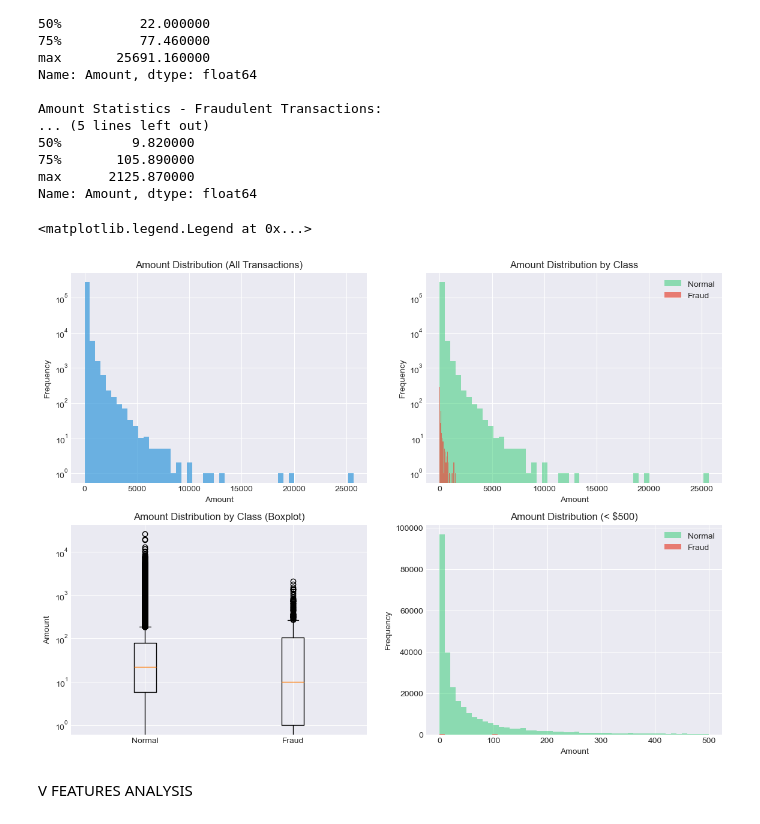
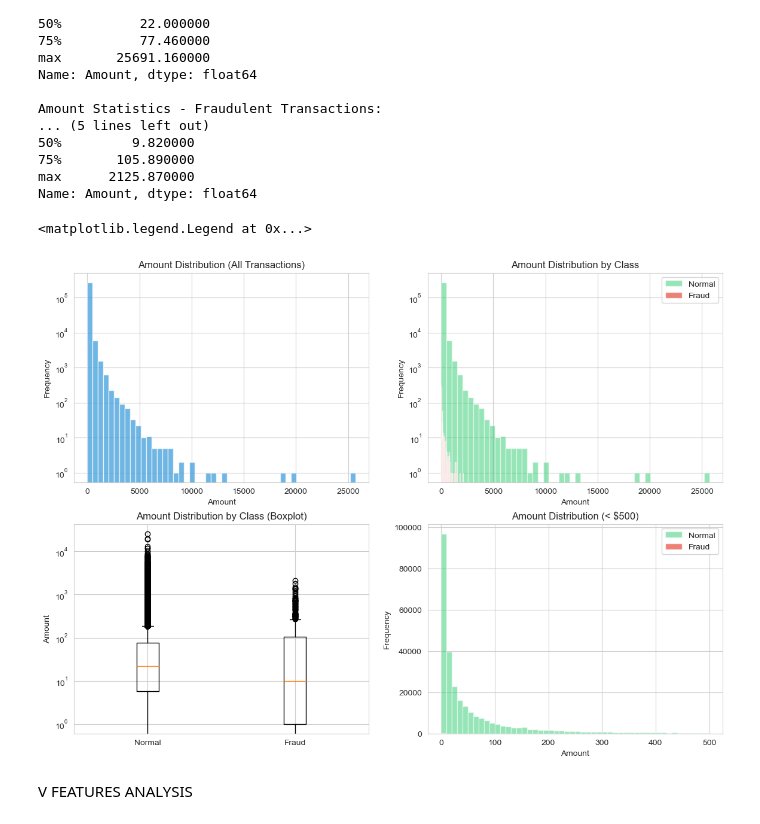
Before and after one commit to mwendemichelle4-dev/Credit-Card-Fraud-Detection-Analysis, a Jupyter notebook: Notebook.ipynb, the cells around one changed output. Cells and saved outputs as stored; diff of their text form; code cells hidden in the pictures.

```diff
--- a/Notebook.ipynb
+++ b/Notebook.ipynb
@@ -116,9 +116,6 @@ import numpy as np
 import matplotlib.pyplot as plt
 import seaborn as sns
 import warnings
-
-# Datetime
-import datetime
 
 # Preprocessing and model selection
 from sklearn.model_selection import train_test_split, StratifiedKFold, cross_val_score, RandomizedSearchCV
@@ -139,11 +136,10 @@ from sklearn.ensemble import RandomForestClassifier
 from sklearn.tree import DecisionTreeClassifier
 from sklearn.neighbors import KNeighborsClassifier
 
-# from xgboost import XGBClassifier
 
 # Settings
 warnings.filterwarnings('ignore')
-plt.style.use('seaborn-v0_8-darkgrid')
+sns.set_style("whitegrid")
 # %% [markdown]
 Now lets load our dataset.
 # %%
@@ -391,37 +387,37 @@ axes[0, 0].hist(data_clean['Amount'], bins=50, color='#3498db', alpha=0.7)
 axes[0, 0].set_xlabel('Amount')
 axes[0, 0].set_ylabel('Frequency')
 axes[0, 0].set_title('Amount Distribution (All Transactions)')
 axes[0, 0].set_yscale('log')
 
 # Amount by class (log scale for better visibility)
-axes[0, 1].hist(normal_data['Amount'], bins=50, alpha=0.5, label='Normal', color='#2ecc71')
-axes[0, 1].hist(fraud_data['Amount'], bins=50, alpha=0.7, label='Fraud', color='#e74c3c')
+axes[0, 1].hist(data_normal['Amount'], bins=50, alpha=0.5, label='Normal', color='#2ecc71')
+axes[0, 1].hist(data_fraud['Amount'], bins=50, alpha=0.7, label='Fraud', color='#e74c3c')
 axes[0, 1].set_xlabel('Amount')
 axes[0, 1].set_ylabel('Frequency')
 axes[0, 1].set_title('Amount Distribution by Class')
 axes[0, 1].set_yscale('log')
 axes[0, 1].legend()
 
 # Boxplot comparison
-axes[1, 0].boxplot([normal_data['Amount'], fraud_data['Amount']],
+axes[1, 0].boxplot([data_normal['Amount'], data_fraud['Amount']],
                     labels=['Normal', 'Fraud'])
 axes[1, 0].set_ylabel('Amount')
 axes[1, 0].set_title('Amount Distribution by Class (Boxplot)')
 axes[1, 0].set_yscale('log')
 
 # Focus on smaller amounts
 small_amounts = data_clean[data_clean['Amount'] < 500]
 axes[1, 1].hist(small_amounts[small_amounts['Class']==0]['Amount'],
                 bins=50, alpha=0.5, label='Normal', color='#2ecc71')
 axes[1, 1].hist(small_amounts[small_amounts['Class']==1]['Amount'],
                 bins=50, alpha=0.7, label='Fraud', color='#e74c3c')
 axes[1, 1].set_xlabel('Amount')
 axes[1, 1].set_ylabel('Frequency')
 axes[1, 1].set_title('Amount Distribution (< $500)')
 axes[1, 1].legend()
 # %% [output]
 <matplotlib.legend.Legend at 0x...>
-[figure, old version]
+[figure, new version]
 # %% [markdown]
 V FEATURES ANALYSIS
 # %%
```
Also changed, not shown: parts of 19 cells of this notebook.
